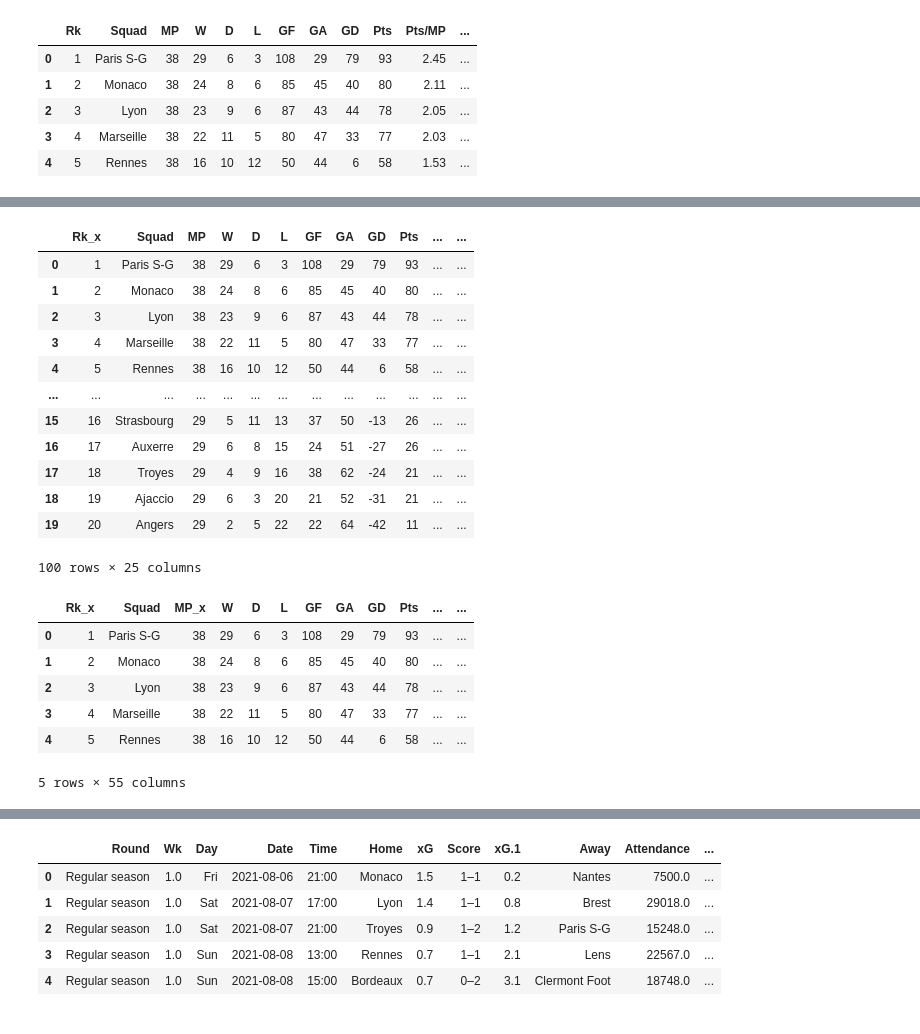
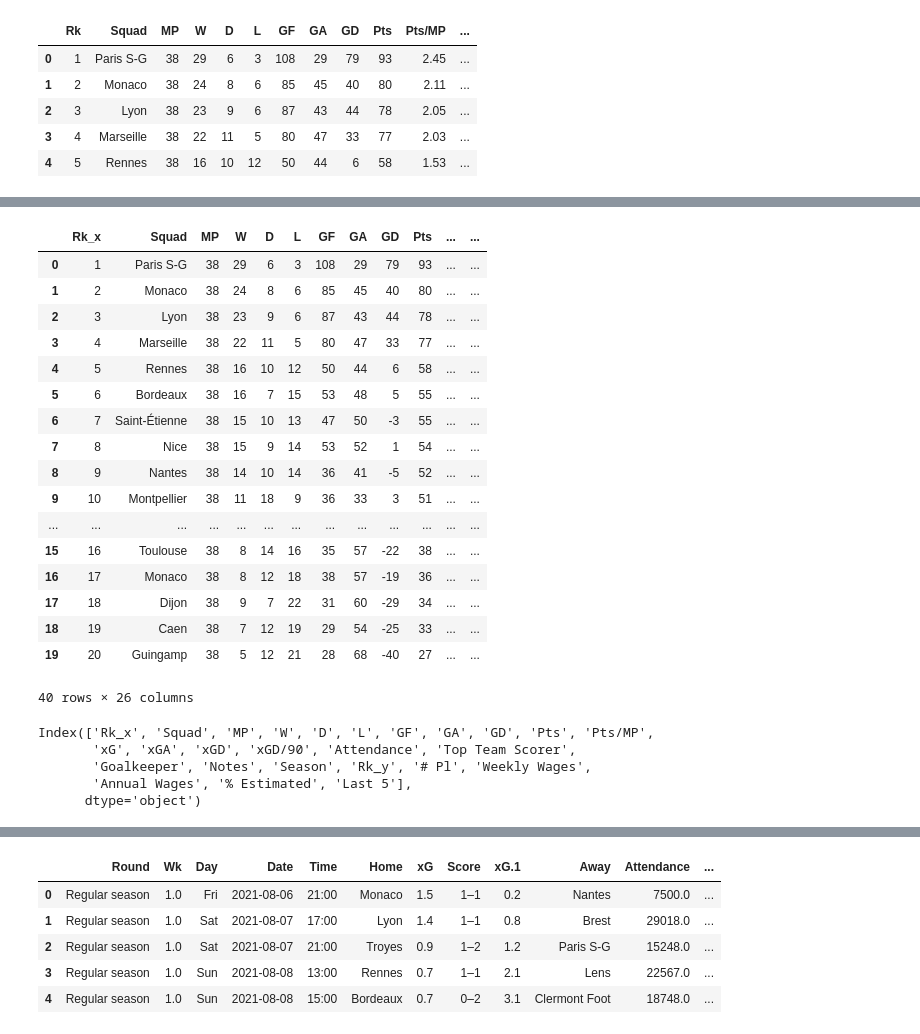
Before and after one commit to GurpreetChugh/Project-Football, a Jupyter notebook: Ligue1_Project_Football.ipynb, the cells around one changed output, grey strips where cells are left out. Drawn from its saved outputs; the diff is of its cells as text; code cells hidden in the pictures.

```diff
--- a/Ligue1_Project_Football.ipynb
+++ b/Ligue1_Project_Football.ipynb
@@ -46,6 +46,11 @@ Ligue1_2021_summary_df = pd.DataFrame(table[0])
 url = seasons[5]
 table = pd.read_html(url)
 Ligue1_2022_summary_df = pd.DataFrame(table[0])
+Ligue1_2018_summary_df['Season'] = '2017-2018'
+Ligue1_2019_summary_df['Season'] = '2018-2019'
+Ligue1_2020_summary_df['Season'] = '2019-2020'
+Ligue1_2021_summary_df['Season'] = '2020-2021'
+Ligue1_2022_summary_df['Season'] = '2021-2022'
 
 Ligue1_2018_summary_df.head()
 # %% [output]
@@ -125,5 +142,11 @@ Ligue1_2021_wages_df = pd.DataFrame(table[0])
 url = wages[5]
 table = pd.read_html(url)
 Ligue1_2022_wages_df = pd.DataFrame(table[0])
-Ligue1_2022_wages_df
+
+Ligue1_2018_wages_df['Season'] = '2017-2018'
+Ligue1_2019_wages_df['Season'] = '2018-2019'
+Ligue1_2020_wages_df['Season'] = '2019-2020'
+Ligue1_2021_wages_df['Season'] = '2020-2021'
+Ligue1_2022_wages_df['Season'] = '2021-2022'
+Ligue1_2021_wages_df
 # %% [output]
@@ -147,41 +170,46 @@ Ligue1_2022_wages_df
 # %%
 # Merge wages and season summary for each season
-Ligue1_2018_merged_df = pd.merge(Ligue1_2018_summary_df, Ligue1_2018_wages_df, how="left", on=['Squad'])
-Ligue1_2019_merged_df = pd.merge(Ligue1_2019_summary_df, Ligue1_2019_wages_df, how="left", on=['Squad'])
-Ligue1_2020_merged_df = pd.merge(Ligue1_2020_summary_df, Ligue1_2020_wages_df, how="left", on=['Squad'])
-Ligue1_2021_merged_df = pd.merge(Ligue1_2021_summary_df, Ligue1_2021_wages_df, how="left", on=['Squad'])
-Ligue1_2022_merged_df = pd.merge(Ligue1_2022_summary_df, Ligue1_2022_wages_df, how="left", on=['Squad'])
+Ligue1_2018_merged_df = pd.merge(Ligue1_2018_summary_df, Ligue1_2018_wages_df, how="left", on=['Squad','Season'])
+Ligue1_2019_merged_df = pd.merge(Ligue1_2019_summary_df, Ligue1_2019_wages_df, how="left", on=['Squad','Season'])
+Ligue1_2020_merged_df = pd.merge(Ligue1_2020_summary_df, Ligue1_2020_wages_df, how="left", on=['Squad','Season'])
+Ligue1_2021_merged_df = pd.merge(Ligue1_2021_summary_df, Ligue1_2021_wages_df, how="left", on=['Squad','Season'])
+Ligue1_2022_merged_df = pd.merge(Ligue1_2022_summary_df, Ligue1_2022_wages_df, how="left", on=['Squad','Season'])
+
 Ligue1_all_wages_df = pd.concat([Ligue1_2018_merged_df,Ligue1_2019_merged_df, Ligue1_2020_merged_df,
-                                Ligue1_2021_merged_df, Ligue1_2022_merged_df], axis=0)
-
-Ligue1_all_wages_df
+                               Ligue1_2021_merged_df, Ligue1_2022_merged_df], axis=0)
 # %% [output]
 |  | Rk_x | Squad | MP | W | D | L | GF | GA | GD | Pts | ... | ... |
 | 0 | 1 | Paris S-G | 38 | 29 | 6 | 3 | 108 | 29 | 79 | 93 | ... | ... |
 | 1 | 2 | Monaco | 38 | 24 | 8 | 6 | 85 | 45 | 40 | 80 | ... | ... |
 | 2 | 3 | Lyon | 38 | 23 | 9 | 6 | 87 | 43 | 44 | 78 | ... | ... |
 | 3 | 4 | Marseille | 38 | 22 | 11 | 5 | 80 | 47 | 33 | 77 | ... | ... |
 | 4 | 5 | Rennes | 38 | 16 | 10 | 12 | 50 | 44 | 6 | 58 | ... | ... |
+| 5 | 6 | Bordeaux | 38 | 16 | 7 | 15 | 53 | 48 | 5 | 55 | ... | ... |
+| 6 | 7 | Saint-Étienne | 38 | 15 | 10 | 13 | 47 | 50 | -3 | 55 | ... | ... |
+| 7 | 8 | Nice | 38 | 15 | 9 | 14 | 53 | 52 | 1 | 54 | ... | ... |
+| 8 | 9 | Nantes | 38 | 14 | 10 | 14 | 36 | 41 | -5 | 52 | ... | ... |
+| 9 | 10 | Montpellier | 38 | 11 | 18 | 9 | 36 | 33 | 3 | 51 | ... | ... |
 | ... | ... | ... | ... | ... | ... | ... | ... | ... | ... | ... | ... | ... |
-| 15 | 16 | Strasbourg | 29 | 5 | 11 | 13 | 37 | 50 | -13 | 26 | ... | ... |
-| 16 | 17 | Auxerre | 29 | 6 | 8 | 15 | 24 | 51 | -27 | 26 | ... | ... |
-| 17 | 18 | Troyes | 29 | 4 | 9 | 16 | 38 | 62 | -24 | 21 | ... | ... |
-| 18 | 19 | Ajaccio | 29 | 6 | 3 | 20 | 21 | 52 | -31 | 21 | ... | ... |
-| 19 | 20 | Angers | 29 | 2 | 5 | 22 | 22 | 64 | -42 | 11 | ... | ... |
+| 15 | 16 | Toulouse | 38 | 8 | 14 | 16 | 35 | 57 | -22 | 38 | ... | ... |
+| 16 | 17 | Monaco | 38 | 8 | 12 | 18 | 38 | 57 | -19 | 36 | ... | ... |
+| 17 | 18 | Dijon | 38 | 9 | 7 | 22 | 31 | 60 | -29 | 34 | ... | ... |
+| 18 | 19 | Caen | 38 | 7 | 12 | 19 | 29 | 54 | -25 | 33 | ... | ... |
+| 19 | 20 | Guingamp | 38 | 5 | 12 | 21 | 28 | 68 | -40 | 27 | ... | ... |
-100 rows × 25 columns
+40 rows × 26 columns
+# %%
+
+Ligue1_all_wages_df.columns
+# %% [output]
+Index(['Rk_x', 'Squad', 'MP', 'W', 'D', 'L', 'GF', 'GA', 'GD', 'Pts', 'Pts/MP',
+       'xG', 'xGA', 'xGD', 'xGD/90', 'Attendance', 'Top Team Scorer',
+       'Goalkeeper', 'Notes', 'Season', 'Rk_y', '# Pl', 'Weekly Wages',
+       'Annual Wages', '% Estimated', 'Last 5'],
+      dtype='object')
 # %%
 # Merge in summary table#2 for each season
-Ligue1_2018_complete_df = pd.merge(Ligue1_2018_merged_df, Ligue1_2018_summary2_df, how="left", on=['Squad'])
-Ligue1_2019_complete_df = pd.merge(Ligue1_2018_merged_df, Ligue1_2018_summary2_df, how="left", on=['Squad'])
-Ligue1_2020_complete_df = pd.merge(Ligue1_2018_merged_df, Ligue1_2018_summary2_df, how="left", on=['Squad'])
-Ligue1_2021_complete_df = pd.merge(Ligue1_2018_merged_df, Ligue1_2018_summary2_df, how="left", on=['Squad'])
-Ligue1_2022_complete_df = pd.merge(Ligue1_2018_merged_df, Ligue1_2018_summary2_df, how="left", on=['Squad'])
-Ligue1_2018_complete_df.head()
+Ligue1_2018_complete_df = pd.merge(Ligue1_2018_merged_df, Ligue1_2018_summary2_df, how="left", on=['Squad','Season'])
+#Ligue1_2018_complete_df.head(15)
+Ligue1_2019_complete_df = pd.merge(Ligue1_2019_merged_df, Ligue1_2019_summary2_df, how="left", on=['Squad','Season'])
+Ligue1_2020_complete_df = pd.merge(Ligue1_2020_merged_df, Ligue1_2020_summary2_df, how="left", on=['Squad','Season'])
+Ligue1_2021_complete_df = pd.merge(Ligue1_2021_merged_df, Ligue1_2021_summary2_df, how="left", on=['Squad','Season'])
+Ligue1_2022_complete_df = pd.merge(Ligue1_2022_merged_df, Ligue1_2022_summary2_df, how="left", on=['Squad','Season'])
-# %% [output]
-|  | Rk_x | Squad | MP_x | W | D | L | GF | GA | GD | Pts | ... | ... |
-| 0 | 1 | Paris S-G | 38 | 29 | 6 | 3 | 108 | 29 | 79 | 93 | ... | ... |
-| 1 | 2 | Monaco | 38 | 24 | 8 | 6 | 85 | 45 | 40 | 80 | ... | ... |
-| 2 | 3 | Lyon | 38 | 23 | 9 | 6 | 87 | 43 | 44 | 78 | ... | ... |
-| 3 | 4 | Marseille | 38 | 22 | 11 | 5 | 80 | 47 | 33 | 77 | ... | ... |
-| 4 | 5 | Rennes | 38 | 16 | 10 | 12 | 50 | 44 | 6 | 58 | ... | ... |
-5 rows × 55 columns
```
Also changed, not shown: parts of 25 cells of this notebook.
